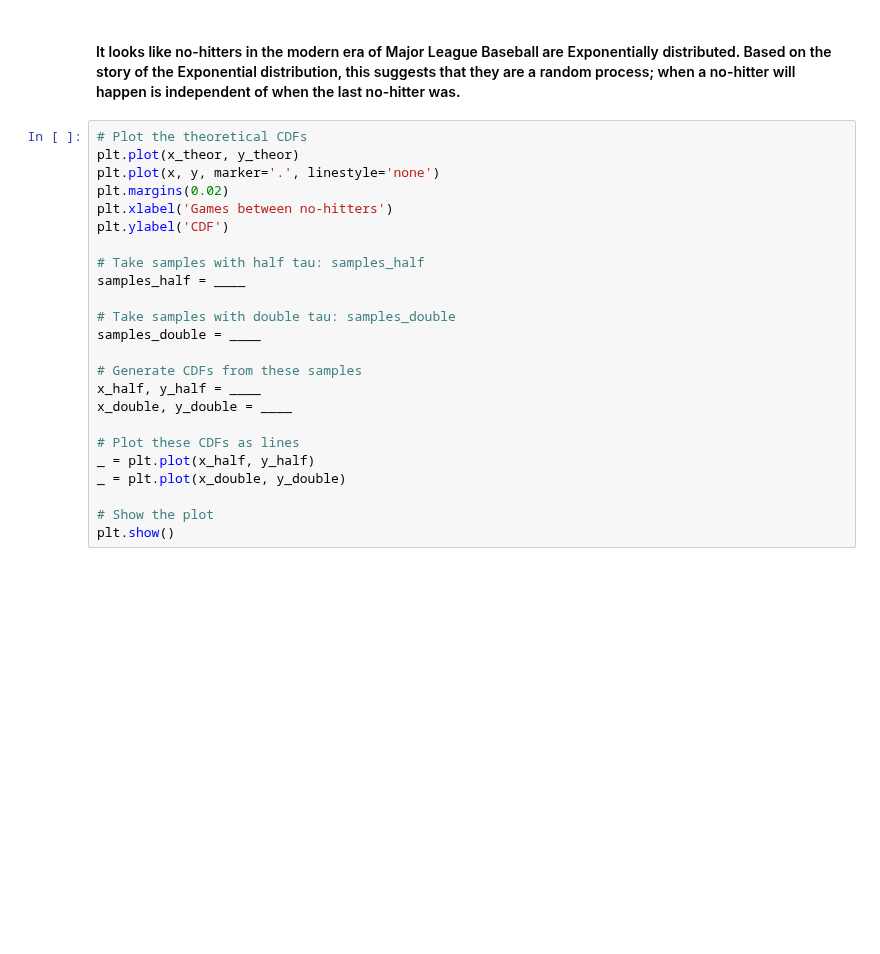
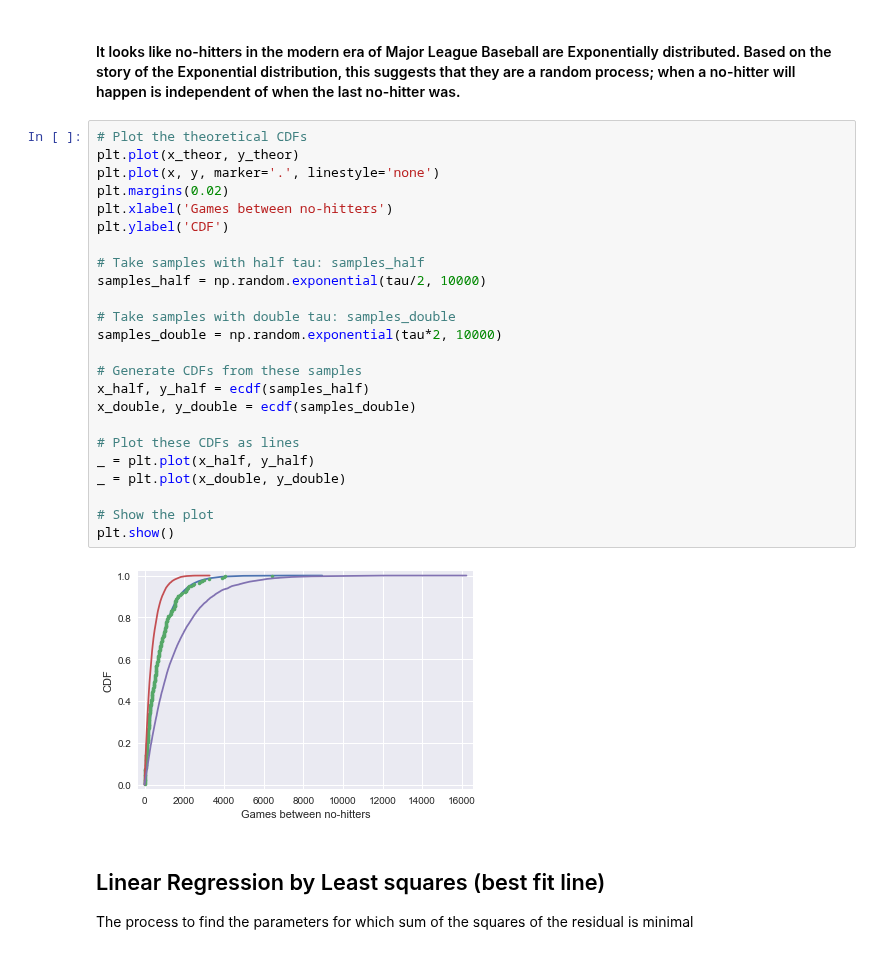
Before and after one commit to cyrsis/TensorflowPY36CPU, a Jupyter notebook: _14_Plot/EDA.ipynb, the cells around one changed output. Drawn from its saved outputs; the diff is of its cells as text; blank space fills up the shorter version.

```diff
--- a/_14_Plot/EDA.ipynb
+++ b/_14_Plot/EDA.ipynb
@@ -902,24 +907,30 @@ plt.show()
 # %%
 # Plot the theoretical CDFs
 plt.plot(x_theor, y_theor)
 plt.plot(x, y, marker='.', linestyle='none')
 plt.margins(0.02)
 plt.xlabel('Games between no-hitters')
 plt.ylabel('CDF')
 
 # Take samples with half tau: samples_half
-samples_half = ____
+samples_half = np.random.exponential(tau/2, 10000)
 
 # Take samples with double tau: samples_double
-samples_double = ____
+samples_double = np.random.exponential(tau*2, 10000)
 
 # Generate CDFs from these samples
-x_half, y_half = ____
-x_double, y_double = ____
+x_half, y_half = ecdf(samples_half)
+x_double, y_double = ecdf(samples_double)
 
 # Plot these CDFs as lines
 _ = plt.plot(x_half, y_half)
 _ = plt.plot(x_double, y_double)
 
 # Show the plot
 plt.show()
+# %% [output]
+[figure, added]
+# %% [markdown]
+## Linear Regression by Least squares (best fit line)
+
+The process to find the parameters for which sum of the squares of the residual is minimal
```
Also changed, not shown: parts of 33 cells of this notebook.
